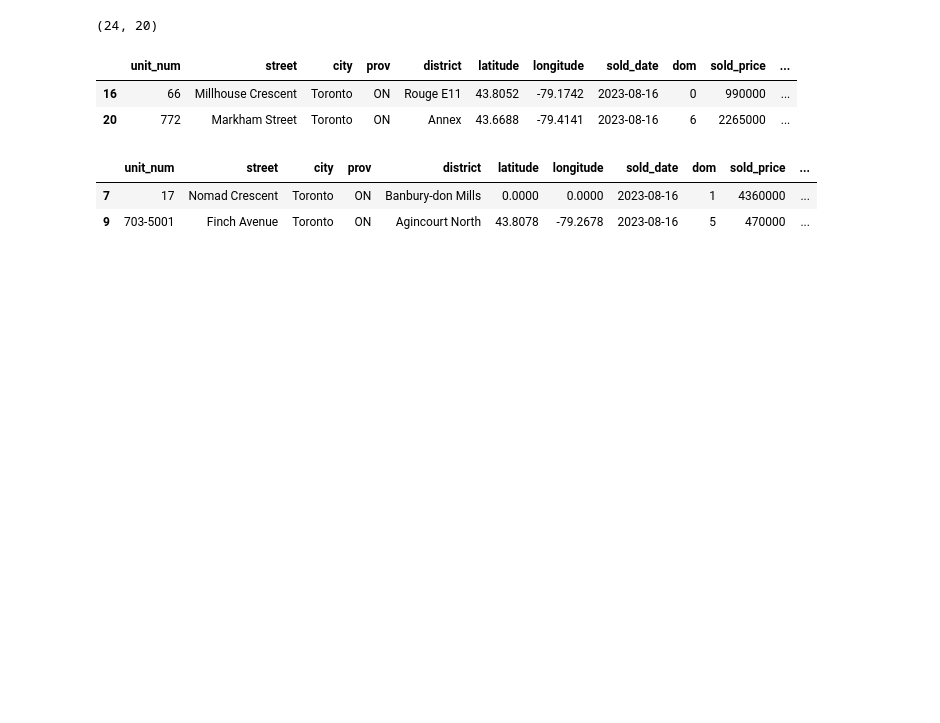
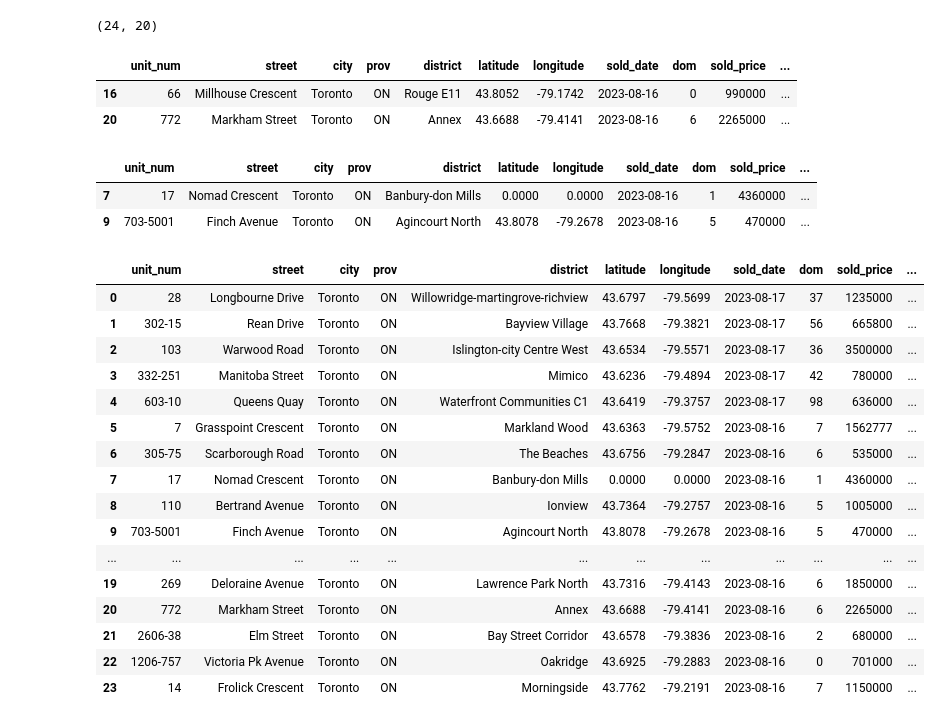
Before and after one commit to 10ken/tor_condo_market, a Jupyter notebook: scrapping workflow class.ipynb, the cells around one changed output. Cells and saved outputs as stored; diff of their text form; code cells hidden in the pictures; blank space fills up the shorter version.

```diff
--- a/scrapping workflow class.ipynb
+++ b/scrapping workflow class.ipynb
@@ -10,4 +10,14 @@ print(f'"{selector}"')
 # %% [output]
 Copy html element with the selector,
 "listings-wrapper xs-flex xs-flex-wrap xs-grid sm-grid-cols-2 lg-grid-cols-3 xl-grid-cols-4 xs-gap-2 sm-gap-3 xs-mx2- sm-mx0"
+# %%
+main_df_path = 'main_data/main_results.csv'
+
+empty_main_df = pd.DataFrame(columns = final_cols)
+empty_main_df.to_csv(main_df_path,index=False)
+
+main_df_path = 'main_data/duplicated_df.csv'
+
+empty_main_df = pd.DataFrame(columns = final_cols)
+empty_main_df.to_csv(main_df_path,index=False)
 # %%
@@ -362,3 +457,23 @@ raw_df['size'].isna().sum()
 raw_df['size'].isna().sum()
 # %%
 correct_coords_1
+# %%
+raw_df
+# %% [output]
+|  | unit_num | street | city | prov | district | latitude | longitude | sold_date | dom | sold_price | ... |
+| 0 | 28 | Longbourne Drive | Toronto | ON | Willowridge-martingrove-richview | 43.6797 | -79.5699 | 2023-08-17 | 37 | 1235000 | ... |
+| 1 | 302-15 | Rean Drive | Toronto | ON | Bayview Village | 43.7668 | -79.3821 | 2023-08-17 | 56 | 665800 | ... |
+| 2 | 103 | Warwood Road | Toronto | ON | Islington-city Centre West | 43.6534 | -79.5571 | 2023-08-17 | 36 | 3500000 | ... |
+| 3 | 332-251 | Manitoba Street | Toronto | ON | Mimico | 43.6236 | -79.4894 | 2023-08-17 | 42 | 780000 | ... |
+| 4 | 603-10 | Queens Quay | Toronto | ON | Waterfront Communities C1 | 43.6419 | -79.3757 | 2023-08-17 | 98 | 636000 | ... |
+| 5 | 7 | Grasspoint Crescent | Toronto | ON | Markland Wood | 43.6363 | -79.5752 | 2023-08-16 | 7 | 1562777 | ... |
+| 6 | 305-75 | Scarborough Road | Toronto | ON | The Beaches | 43.6756 | -79.2847 | 2023-08-16 | 6 | 535000 | ... |
+| 7 | 17 | Nomad Crescent | Toronto | ON | Banbury-don Mills | 0.0000 | 0.0000 | 2023-08-16 | 1 | 4360000 | ... |
+| 8 | 110 | Bertrand Avenue | Toronto | ON | Ionview | 43.7364 | -79.2757 | 2023-08-16 | 5 | 1005000 | ... |
+| 9 | 703-5001 | Finch Avenue | Toronto | ON | Agincourt North | 43.8078 | -79.2678 | 2023-08-16 | 5 | 470000 | ... |
+| ... | ... | ... | ... | ... | ... | ... | ... | ... | ... | ... | ... |
+| 19 | 269 | Deloraine Avenue | Toronto | ON | Lawrence Park North | 43.7316 | -79.4143 | 2023-08-16 | 6 | 1850000 | ... |
+| 20 | 772 | Markham Street | Toronto | ON | Annex | 43.6688 | -79.4141 | 2023-08-16 | 6 | 2265000 | ... |
+| 21 | 2606-38 | Elm Street | Toronto | ON | Bay Street Corridor | 43.6578 | -79.3836 | 2023-08-16 | 2 | 680000 | ... |
+| 22 | 1206-757 | Victoria Pk Avenue | Toronto | ON | Oakridge | 43.6925 | -79.2883 | 2023-08-16 | 0 | 701000 | ... |
+| 23 | 14 | Frolick Crescent | Toronto | ON | Morningside | 43.7762 | -79.2191 | 2023-08-16 | 7 | 1150000 | ... |
```
Also changed, not shown: parts of 3 cells of this notebook.
